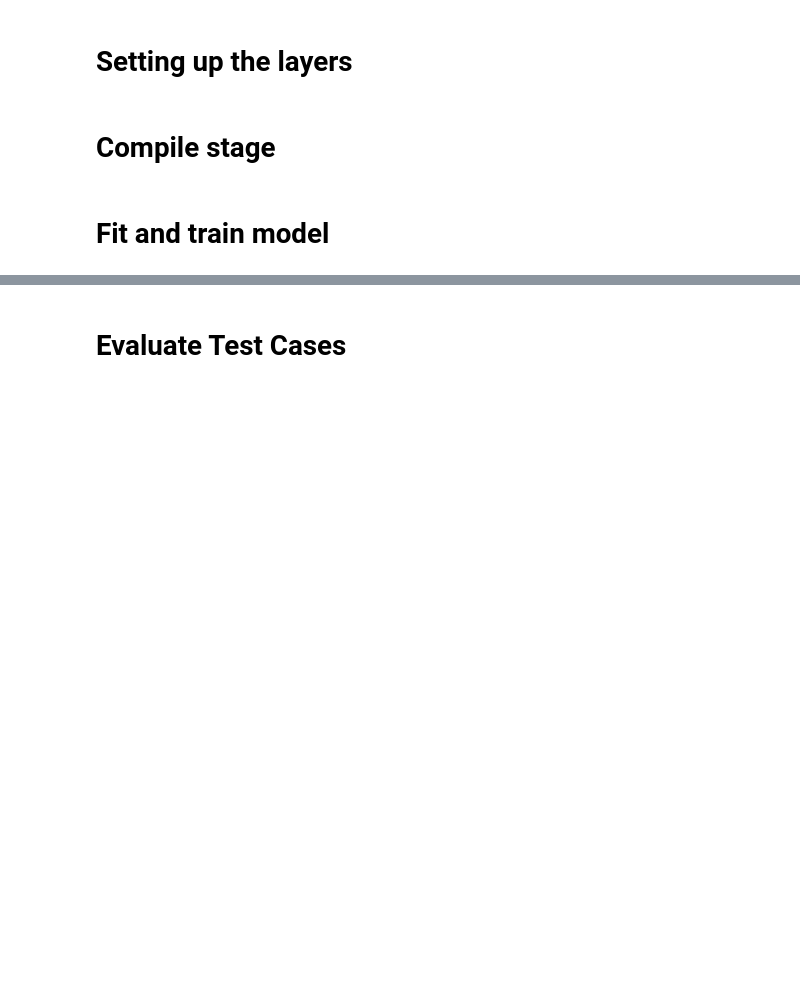
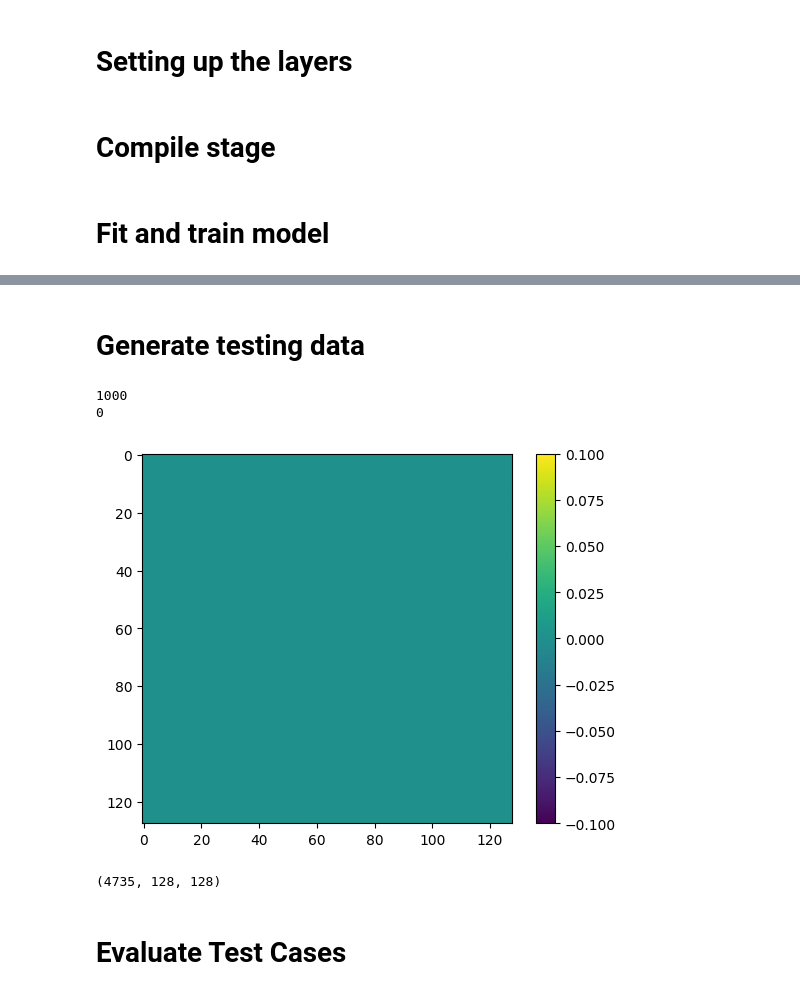
Before and after one commit to At11011/datathon_test_repository, a Jupyter notebook: src/model_development.ipynb, the cells around one changed output, grey strips where cells are left out. Cells and saved outputs as stored; diff of their text form; code cells hidden in the pictures; blank space fills up the shorter version.

```diff
--- a/src/model_development.ipynb
+++ b/src/model_development.ipynb
@@ -108,4 +163,69 @@ Epoch 10/10
 <keras.callbacks.History at 0x...>
+# %% [markdown]
+# Generate testing data
+# %%
+# First file to analyze '0' is the first file in each directory
+file_start_test = file_count
+
+# Number of files in each directory to load
+file_count_test = 500
+
+# Last file to load in each directory
+file_end_test = file_start + file_count_test
+
+# Pre-allocate a large numpy array to store training data
+testing_images = np.zeros((file_count * len(dirs), image_width, image_height))
+
+# Store labels for the training images
+testing_labels = np.zeros(file_count * len(dirs))
+
+# Missing offset (If file fails to open, avoid including empty arrays in the testing set with this offset)
+miss = 0
+
+# Iterate through each directory, loading [file_count] images from each into the [training_images] array
+for i in range(len(dirs)):
+  for j in range(file_start_test, file_end_test):
+    # Parse a path for the file to load
+    in_path = path + dirs[i] + "/" + f'{j:05d}' + ".png"
+    try:
+      # Graryscale the image to reduce data size given to the machine
+      im = ImageOps.grayscale(Image.open(in_path))
+    except FileNotFoundError:
+      print("File not found:")
+      print(in_path)
+      miss += 1
+      continue
+    # Add images to testing data
+    testing_images[i*file_count + j - miss] = np.asarray(im, dtype=np.uint8)/255 # Normalize
+    # Add label
+    if dirs[i] == "0123":
+      # Assign '1' for correct-ordered image
+      testing_labels[i*file_count + j - miss] = 1
+    else:
+      # Assign '0' for incorrect-ordered image
+      testing_labels[i*file_count + j - miss] = 0
+
+print(miss)
+# Trim missing data off of the training data
+testing_images.resize((file_count * len(dirs) - miss, image_width, image_height))
+testing_labels.resize((file_count * len(dirs) - miss))
+
+# Convert to unsigned integer
+testing_labels = testing_labels.astype(np.uint8)
+# %% [output]
+1000
+0
+# %%
+plt.figure()
+plt.imshow(testing_images[0])
+plt.colorbar()
+plt.grid(False)
+plt.show()
+training_images.shape
+# type(training_labels[1])
+# %% [output]
+[figure, added]
+(4735, 128, 128)
 # %% [markdown]
 # Evaluate Test Cases
 # %%
```
Also changed, not shown: parts of 16 cells of this notebook.
